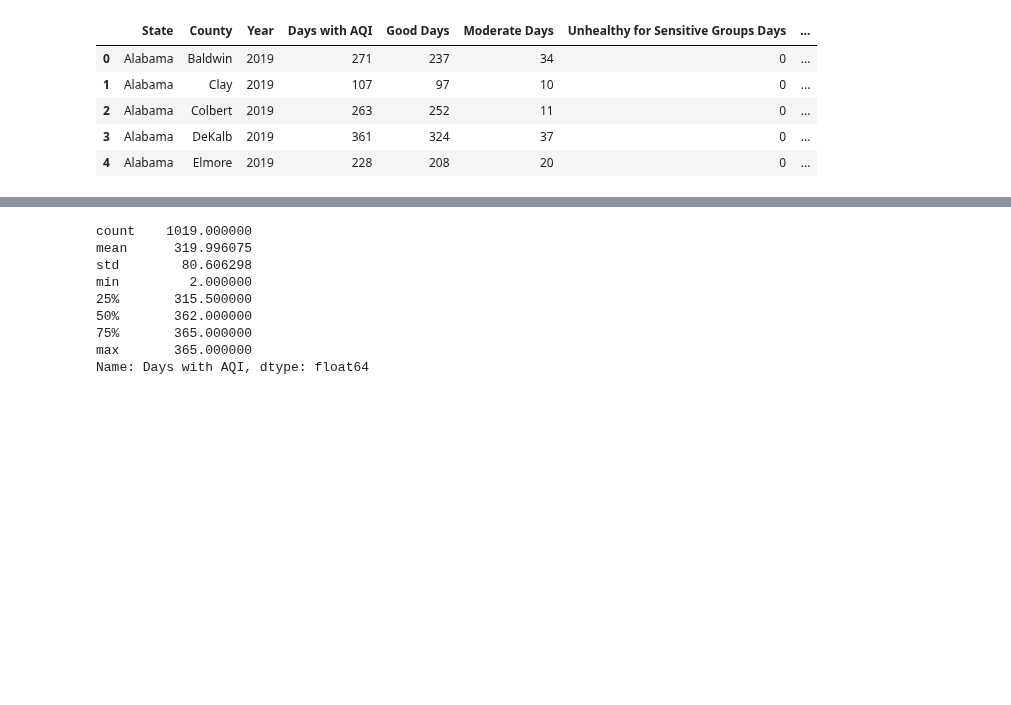
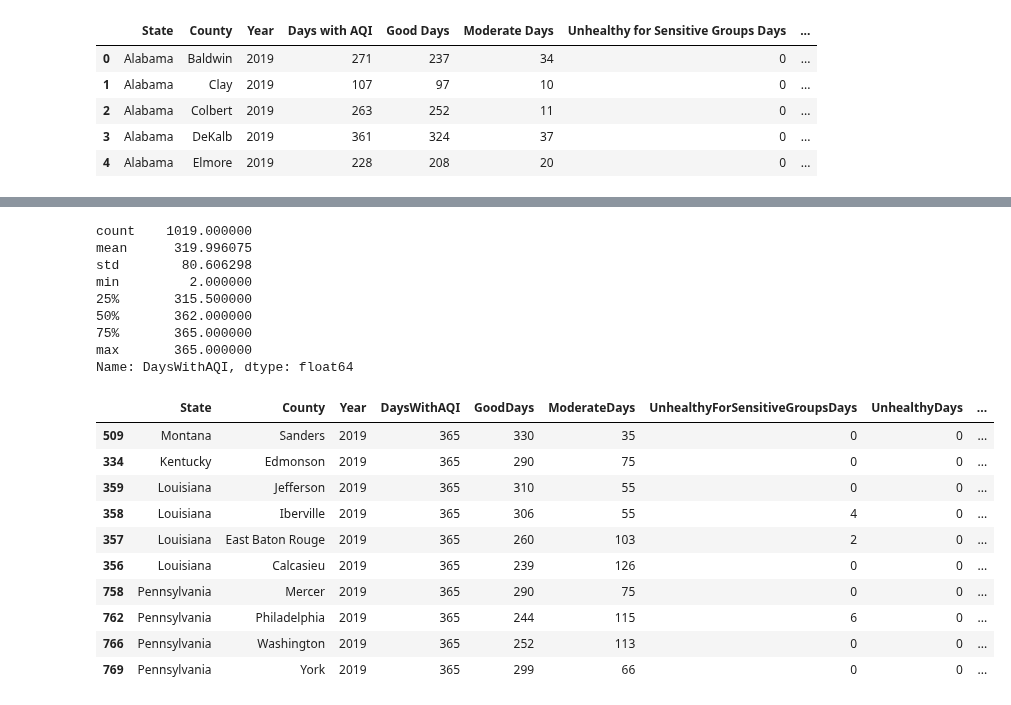
Before and after one commit to AvatarJoshi/copd_project, a Jupyter notebook: 2019/AirQuality_2019.ipynb, the cells around one changed output, grey strips where cells are left out. Drawn from its saved outputs; the diff is of its cells as text; code cells hidden in the pictures; blank space fills up the shorter version.

Commit message:
Exploring the aqi data

```diff
--- a/2019/AirQuality_2019.ipynb
+++ b/2019/AirQuality_2019.ipynb
@@ -15,0 +41,23 @@ aqi_df.head()
+# %%
+dict = {'Days with AQI': 'DaysWithAQI',
+        'Good Days': 'GoodDays',
+        'Moderate Days': 'ModerateDays',
+        'Unhealthy for Sensitive Groups Days': 'UnhealthyForSensitiveGroupsDays',
+        'Unhealthy Days': 'UnhealthyDays',
+        'Very Unhealthy Days': 'VeryUnhealthyDays',
+        'Max AQI': 'MaxAQI',
+        '90th Percentile AQI': '90thPercentileAQI',
+        'Median AQI': 'MedianAQI',
+        'Days CO': 'DaysCO',
+        'Days NO2': 'DaysNO2',
+        'Days Ozone': 'DaysOzone',
+        'Days PM2.5': 'DaysPM2.5',
+        'Days PM10': 'DaysPM10'
+       }
+
+# call rename () method
+aqi_df.rename(columns=dict,
+          inplace=True)
+
+# print Data frame after rename columns
+aqi_df.head()
@@ -20,7 +75,7 @@ This is the number of days on which measurements from any monitoring site in the
 or MSA were reported to the AQS database.'''
 
 # Summary statistics
-aqi_df["Days with AQI"].describe()
+aqi_df["DaysWithAQI"].describe()
 # %% [output]
 count    1019.000000
 mean      319.996075
@@ -30,4 +85,19 @@ min         2.000000
 50%       362.000000
 75%       365.000000
 max       365.000000
-Name: Days with AQI, dtype: float64
+Name: DaysWithAQI, dtype: float64
+# %%
+# Sort by Days with AQI
+aqi_df.sort_values(by=['DaysWithAQI'], ascending=False).head(10)
+# %% [output]
+|  | State | County | Year | DaysWithAQI | GoodDays | ModerateDays | UnhealthyForSensitiveGroupsDays | UnhealthyDays | ... |
+| 509 | Montana | Sanders | 2019 | 365 | 330 | 35 | 0 | 0 | ... |
+| 334 | Kentucky | Edmonson | 2019 | 365 | 290 | 75 | 0 | 0 | ... |
+| 359 | Louisiana | Jefferson | 2019 | 365 | 310 | 55 | 0 | 0 | ... |
+| 358 | Louisiana | Iberville | 2019 | 365 | 306 | 55 | 4 | 0 | ... |
+| 357 | Louisiana | East Baton Rouge | 2019 | 365 | 260 | 103 | 2 | 0 | ... |
+| 356 | Louisiana | Calcasieu | 2019 | 365 | 239 | 126 | 0 | 0 | ... |
+| 758 | Pennsylvania | Mercer | 2019 | 365 | 290 | 75 | 0 | 0 | ... |
+| 762 | Pennsylvania | Philadelphia | 2019 | 365 | 244 | 115 | 6 | 0 | ... |
+| 766 | Pennsylvania | Washington | 2019 | 365 | 252 | 113 | 0 | 0 | ... |
+| 769 | Pennsylvania | York | 2019 | 365 | 299 | 66 | 0 | 0 | ... |
```
Also changed, not shown: parts of 6 cells of this notebook.
